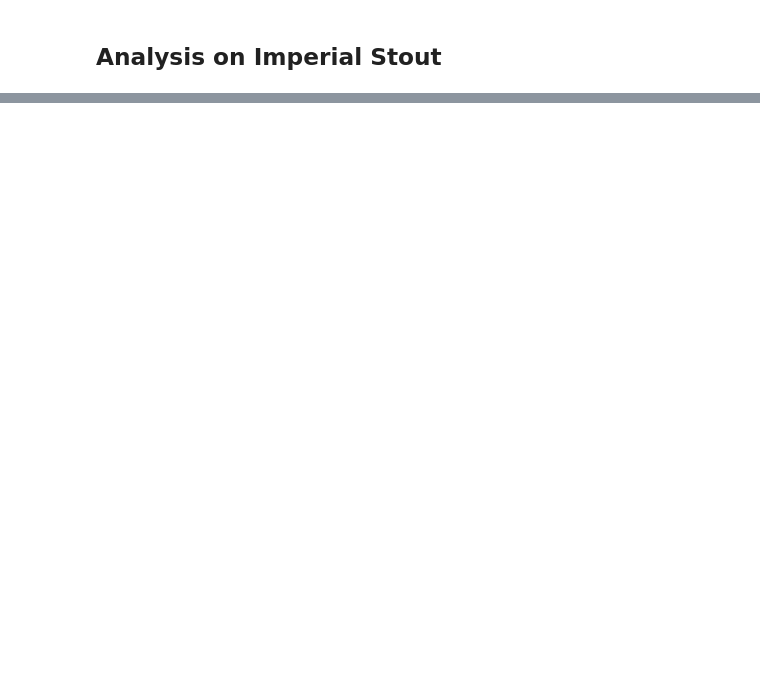
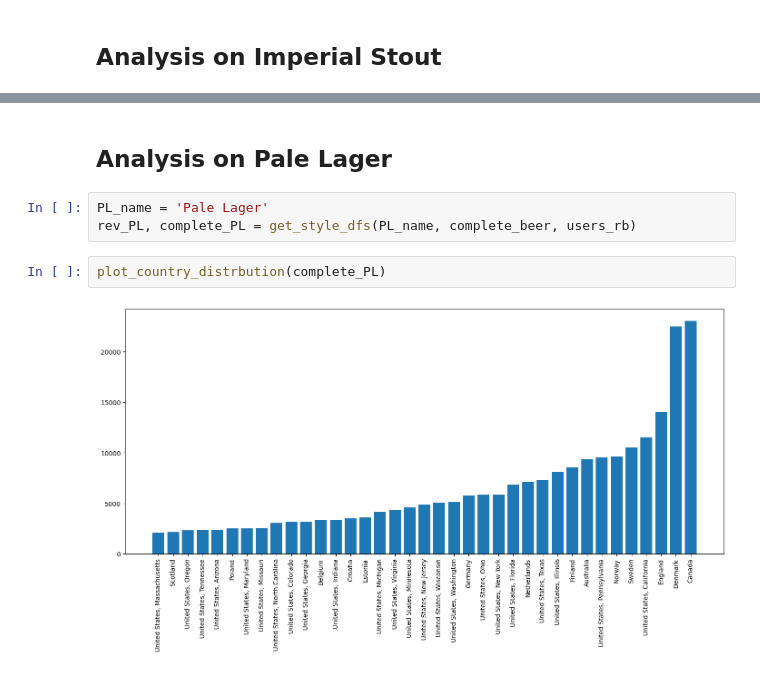
Before and after one commit to nada401/brewing-knowledge, a Jupyter notebook: src/scripts/country_analysis/rb_countries_analysis.ipynb, the cells around one changed output, grey strips where cells are left out. Saved outputs shown, nothing was run; the diff lists cells and outputs as text; blank space fills up the shorter version.

```diff
--- a/src/scripts/country_analysis/rb_countries_analysis.ipynb
+++ b/src/scripts/country_analysis/rb_countries_analysis.ipynb
@@ -215,2 +97,11 @@ plt.show()
 # %% [output]
 [figure]
+# %% [markdown]
+## Analysis on Pale Lager
+# %%
+PL_name = 'Pale Lager'
+rev_PL, complete_PL = get_style_dfs(PL_name, complete_beer, users_rb)
+# %%
+plot_country_distrbution(complete_PL)
+# %% [output]
+[figure, added]
```
Also changed, not shown: parts of 21 cells of this notebook, 1 other file.
